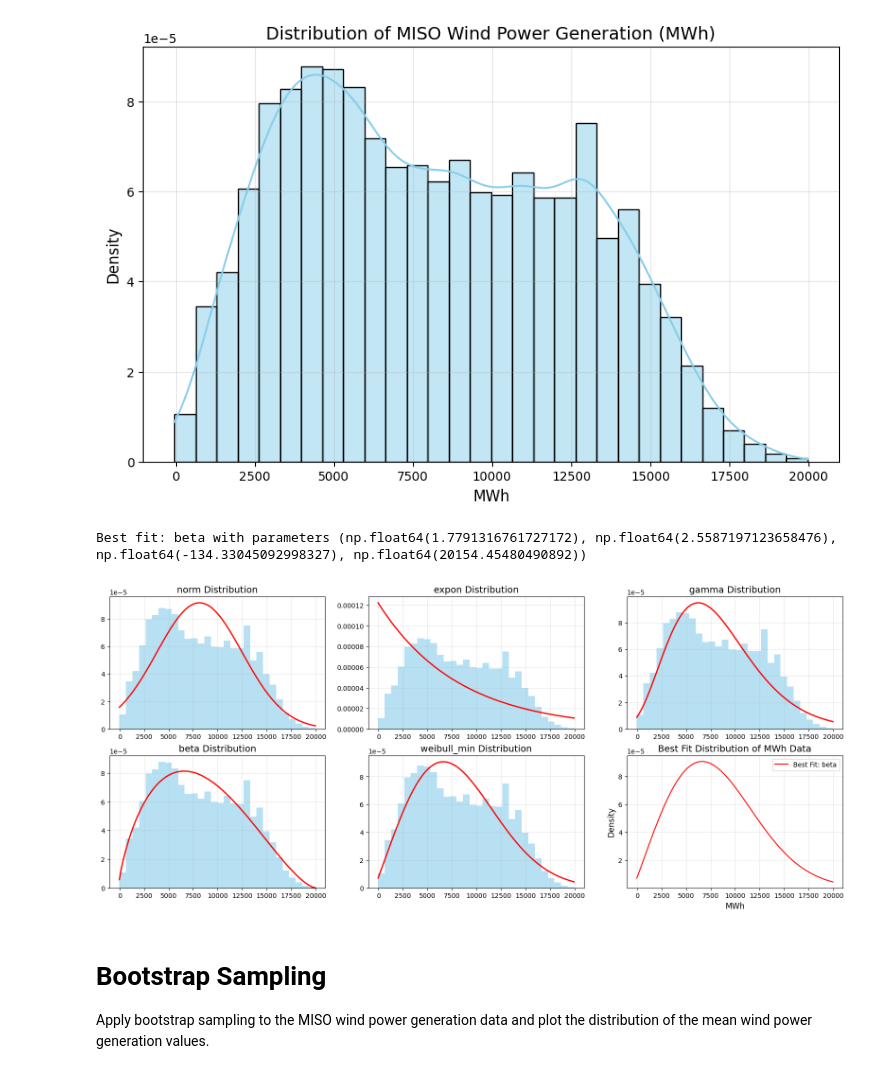
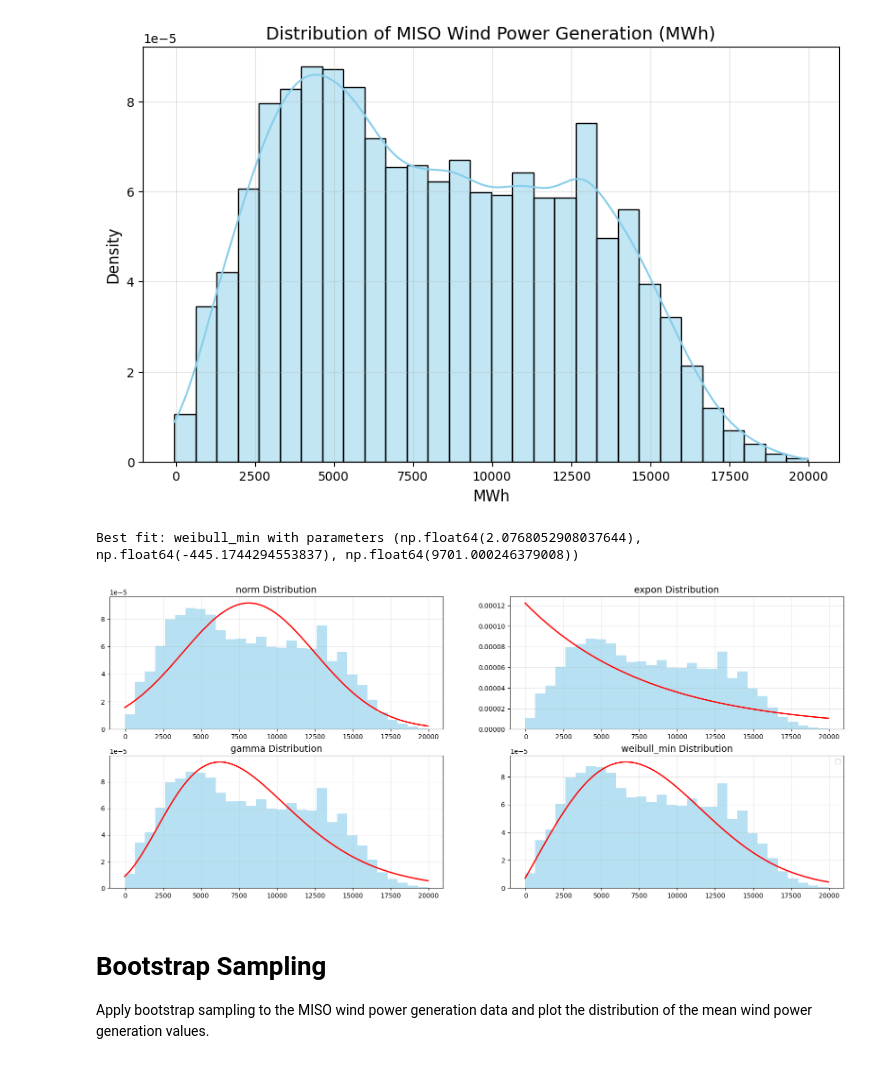
Before and after one commit to HossemCharrak/data-science-labs-8, a Jupyter notebook: SEDS_Lab8.ipynb, the cells around one changed output. Drawn from its saved outputs; the diff is of its cells as text; code cells hidden in the pictures.

```diff
--- a/SEDS_Lab8.ipynb
+++ b/SEDS_Lab8.ipynb
@@ -192,7 +192,7 @@ plt.show()
 [figure]
 # %%
 
-distributions = ['norm', 'expon', 'gamma', 'beta', 'weibull_min']
+distributions = ['norm', 'expon', 'gamma', 'weibull_min']
 results = {}
 
 for dist_name in distributions:
@@ -200,42 +200,37 @@ for dist_name in distributions:
     params = dist.fit(mwh_data)
 
     log_likelihood = np.sum(dist.logpdf(mwh_data, *params))
     results[dist_name] = {'params': params, 'log_likelihood': log_likelihood}
 
 
 sorted_results = sorted(results.items(), key=lambda x: x[1]['log_likelihood'], reverse=True)
 
 
 best_fit = sorted_results[0]
 print(f"Best fit: {best_fit[0]} with parameters {best_fit[1]['params']}")
 
 best_dist = getattr(stats, best_fit[0])
 best_params = best_fit[1]['params']
 x = np.linspace(mwh_data.min(), mwh_data.max(), 100)
 pdf = best_dist.pdf(x, *best_params)
 
-# plt.figure(figsize=(10, 6))
-fig, axes = plt.subplots(2, 3, figsize=(20, 8))
+
+fig, axes = plt.subplots(2, 2, figsize=(20, 8))
 axes = axes.ravel()
 for i, (dist_name, dist_results) in enumerate(results.items()):
     dist = getattr(stats, dist_name)
     params = dist_results['params']
     pdf = dist.pdf(x, *params)
     axes[i].hist(mwh_data, bins=30, density=True, alpha=0.6, color='skyblue')
     axes[i].plot(x, pdf, 'r-', lw=2)
     axes[i].set_title(f'{dist_name} Distribution', fontsize=14)
     axes[i].grid(alpha=0.3)
-# sns.histplot(mwh_data, kde=False, bins=30, color='skyblue', stat="density", label="Data Histogram")
-plt.plot(x, pdf, 'r-', label=f"Best Fit: {best_fit[0]}")
-plt.title('Best Fit Distribution of MWh Data', fontsize=14)
-plt.xlabel('MWh', fontsize=12)
-plt.ylabel('Density', fontsize=12)
 plt.legend()
 plt.grid(alpha=0.3)
 plt.show()
 # %% [output]
-Best fit: beta with parameters (np.float64(1.7791316761727172), np.float64(2.5587197123658476), np.float64(-134.33045092998327), np.float64(20154.45480490892))
+Best fit: weibull_min with parameters (np.float64(2.0768052908037644), np.float64(-445.1744294553837), np.float64(9701.000246379008))
-[figure, old version]
+[figure, new version]
 # %% [markdown]
 
 # Bootstrap Sampling
```
Also changed, not shown: parts of 2 cells of this notebook.
